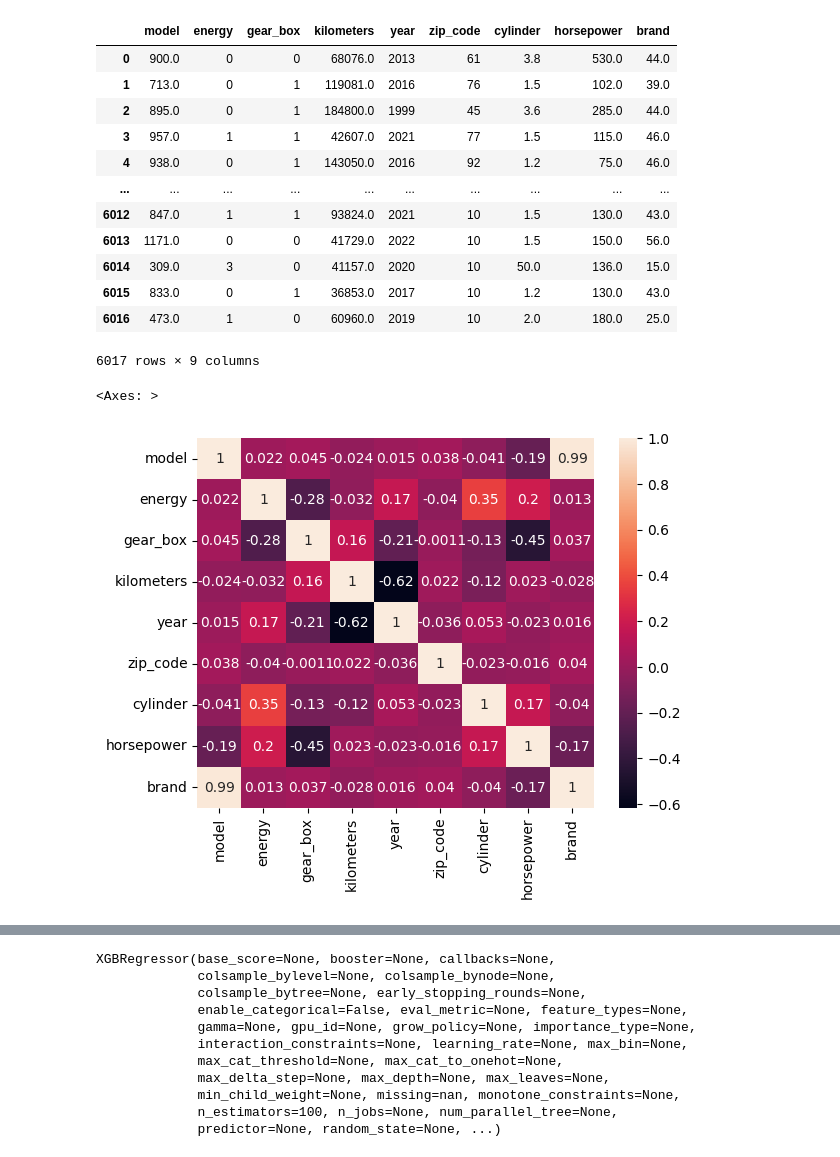
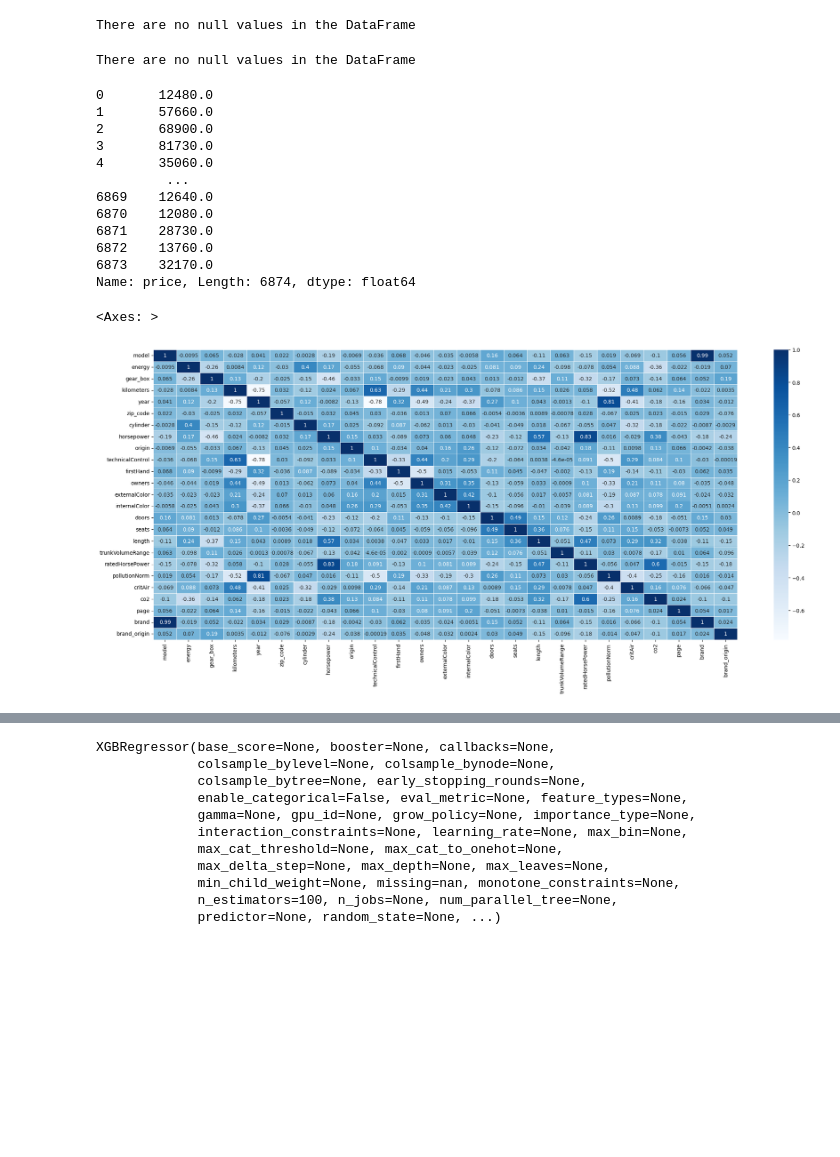
Before and after one commit to IvanBF9/MachineLearningCarPrice, a Jupyter notebook: notebooks/training_model.ipynb, the cells around one changed output, grey strips where cells are left out. Drawn from its saved outputs; the diff is of its cells as text; code cells hidden in the pictures; blank space fills up the shorter version.

```diff
--- a/notebooks/training_model.ipynb
+++ b/notebooks/training_model.ipynb
@@ -7,6 +10,6 @@ import seaborn as sns
 import pickle
 # %%
-file_path = '../data/lacentrale-dev-clean.csv'
+file_path = '../data/lacentrale-dev-clean-encoded.csv'
 car = pd.read_csv(file_path)
 car.describe()
 # %% [output]
@@ -55,19 +46,0 @@ Name: price, Length: 6017, dtype: float64
-# %%
-encoder = OrdinalEncoder()
-X[['model']] = encoder.fit_transform(X[['model']])
-X[['brand']] = encoder.fit_transform(X[['brand']])
-X
-# %% [output]
-|  | model | energy | gear_box | kilometers | year | zip_code | cylinder | horsepower | brand |
-| 0 | 900.0 | 0 | 0 | 68076.0 | 2013 | 61 | 3.8 | 530.0 | 44.0 |
-| 1 | 713.0 | 0 | 1 | 119081.0 | 2016 | 76 | 1.5 | 102.0 | 39.0 |
-| 2 | 895.0 | 0 | 1 | 184800.0 | 1999 | 45 | 3.6 | 285.0 | 44.0 |
-| 3 | 957.0 | 1 | 1 | 42607.0 | 2021 | 77 | 1.5 | 115.0 | 46.0 |
-| 4 | 938.0 | 0 | 1 | 143050.0 | 2016 | 92 | 1.2 | 75.0 | 46.0 |
-| ... | ... | ... | ... | ... | ... | ... | ... | ... | ... |
-| 6012 | 847.0 | 1 | 1 | 93824.0 | 2021 | 10 | 1.5 | 130.0 | 43.0 |
-| 6013 | 1171.0 | 0 | 0 | 41729.0 | 2022 | 10 | 1.5 | 150.0 | 56.0 |
-| 6014 | 309.0 | 3 | 0 | 41157.0 | 2020 | 10 | 50.0 | 136.0 | 15.0 |
-| 6015 | 833.0 | 0 | 1 | 36853.0 | 2017 | 10 | 1.2 | 130.0 | 43.0 |
-| 6016 | 473.0 | 1 | 0 | 60960.0 | 2019 | 10 | 2.0 | 180.0 | 25.0 |
-6017 rows × 9 columns
@@ -76,8 +47,39 @@ X.to_csv('../data/acentrale-dev-clean-encoded.csv', index=False)
+# %%
+if X.isnull().any().any():
+    print("There are null values in the DataFrame")
+    print(X.isna().sum())
+else:
+    print("There are no null values in the DataFrame")
+# %% [output]
+There are no null values in the DataFrame
+# %%
+Y = car['price']
+if Y.isnull().any().any():
+    print("There are null values in the DataFrame")
+    print(Y.isna().sum())
+else:
+    print("There are no null values in the DataFrame")
+Y
+# %% [output]
+There are no null values in the DataFrame
+0       12480.0
+1       57660.0
+2       68900.0
+3       81730.0
+4       35060.0
+         ...
+6869    12640.0
+6870    12080.0
+6871    28730.0
+6872    13760.0
+6873    32170.0
+Name: price, Length: 6874, dtype: float64
 # %%
 corr = X.corr()
-sns.heatmap(corr, xticklabels=corr.columns, yticklabels=corr.columns, annot=True)
+fig, ax = plt.subplots(figsize=(25,10))
+sns.heatmap(corr, cmap="Blues", xticklabels=corr.columns, yticklabels=corr.columns, annot=True, linewidths=.5, ax=ax)
 # %% [output]
 <Axes: >
-[figure, old version]
+[figure, new version]
 # %%
 from pandas.plotting import scatter_matrix
```
Also changed, not shown: parts of 13 cells of this notebook, 8 other files.
